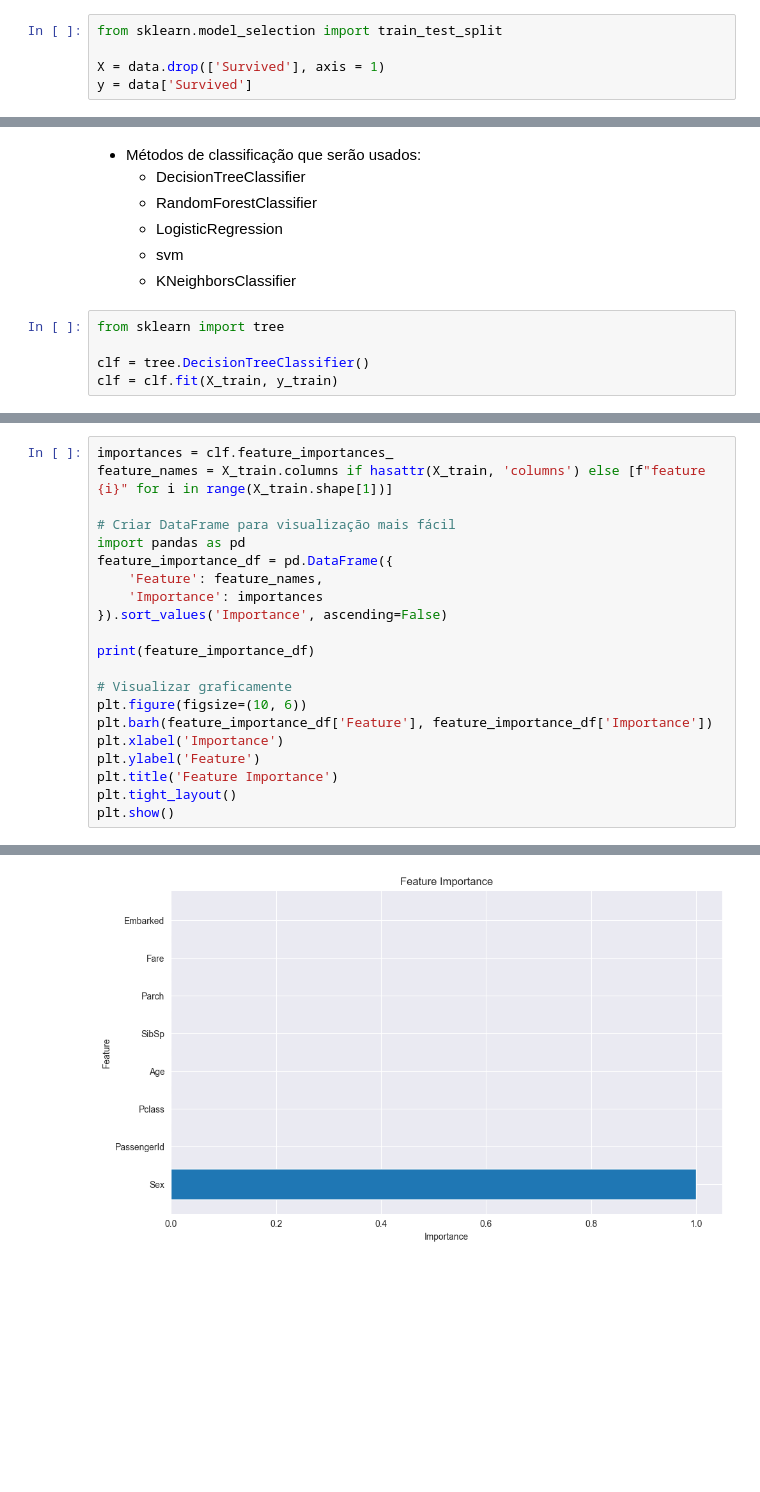
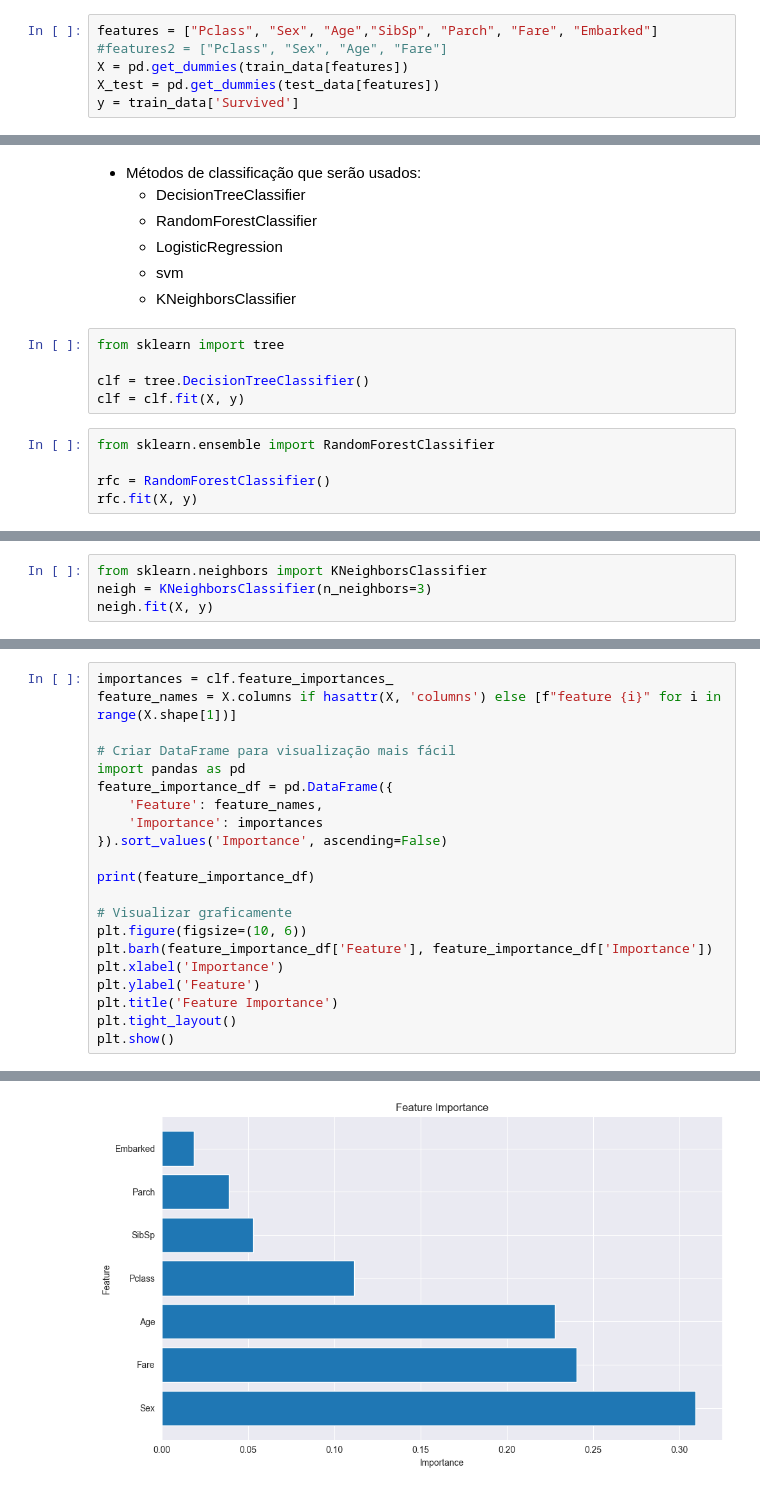
Before and after one commit to devVHP/titanic-survived-predict, a Jupyter notebook: Survived Predict.ipynb, the cells around one changed output, grey strips where cells are left out. Saved outputs shown, nothing was run; the diff lists cells and outputs as text; blank space fills up the shorter version.

Commit message:
Mudando a base de dados e treinando novos modelos

```diff
--- a/Survived Predict.ipynb
+++ b/Survived Predict.ipynb
@@ -120,5 +155,6 @@ Quantidade de homens que sobreviveram: 0
 # %%
-from sklearn.model_selection import train_test_split
-
-X = data.drop(['Survived'], axis = 1)
-y = data['Survived']
+features = ["Pclass", "Sex", "Age","SibSp", "Parch", "Fare", "Embarked"]
+#features2 = ["Pclass", "Sex", "Age", "Fare"]
+X = pd.get_dummies(train_data[features])
+X_test = pd.get_dummies(test_data[features])
+y = train_data['Survived']
@@ -135,4 +169,9 @@ X_train, X_test, y_train, y_test =  train_test_split(X, y, test_size=0.2)
 from sklearn import tree
 
 clf = tree.DecisionTreeClassifier()
-clf = clf.fit(X_train, y_train)
+clf = clf.fit(X, y)
+# %%
+from sklearn.ensemble import RandomForestClassifier
+
+rfc = RandomForestClassifier()
+rfc.fit(X, y)
@@ -138,0 +190,4 @@ clf = clf.fit(X_train, y_train)
+# %%
+from sklearn.neighbors import KNeighborsClassifier
+neigh = KNeighborsClassifier(n_neighbors=3)
+neigh.fit(X, y)
@@ -153,6 +204,6 @@ plt.show()
 # %%
 importances = clf.feature_importances_
-feature_names = X_train.columns if hasattr(X_train, 'columns') else [f"feature {i}" for i in range(X_train.shape[1])]
+feature_names = X.columns if hasattr(X, 'columns') else [f"feature {i}" for i in range(X.shape[1])]
 
 # Criar DataFrame para visualização mais fácil
 import pandas as pd
@@ -184 +234 @@ plt.show()
-[figure, old version]
+[figure, new version]
```
Also changed, not shown: parts of 24 cells of this notebook, 9 other files.
